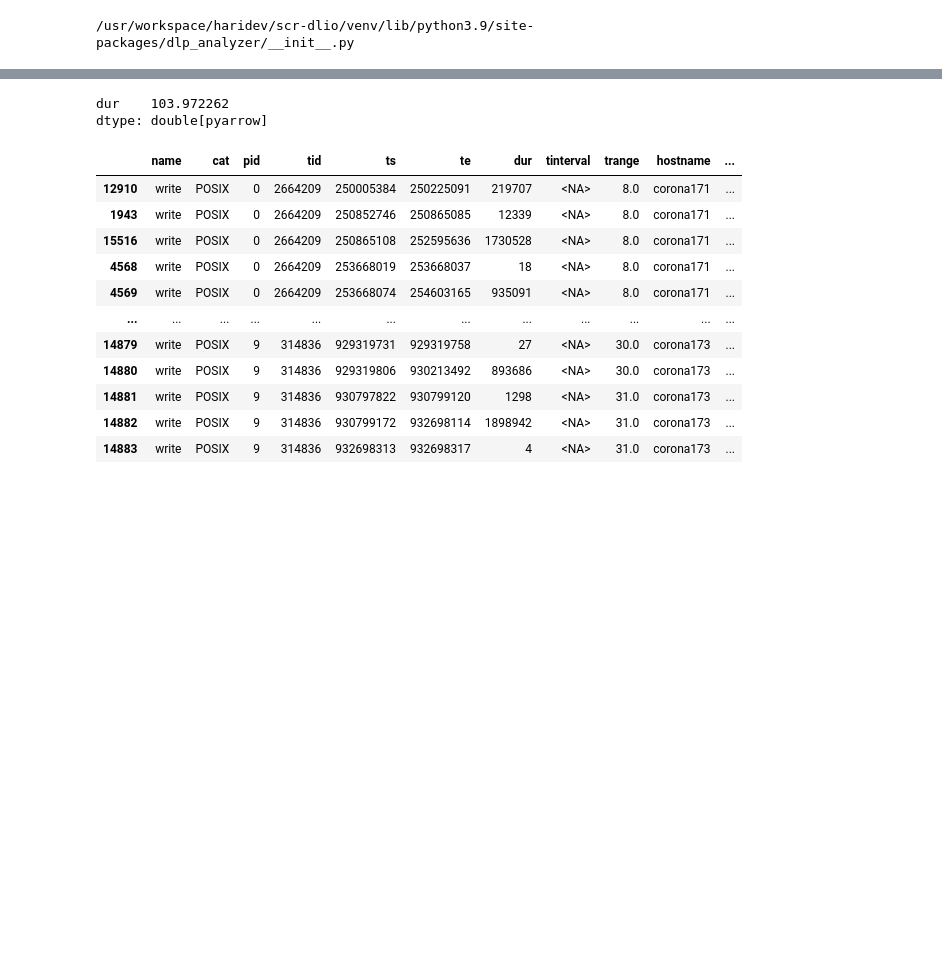
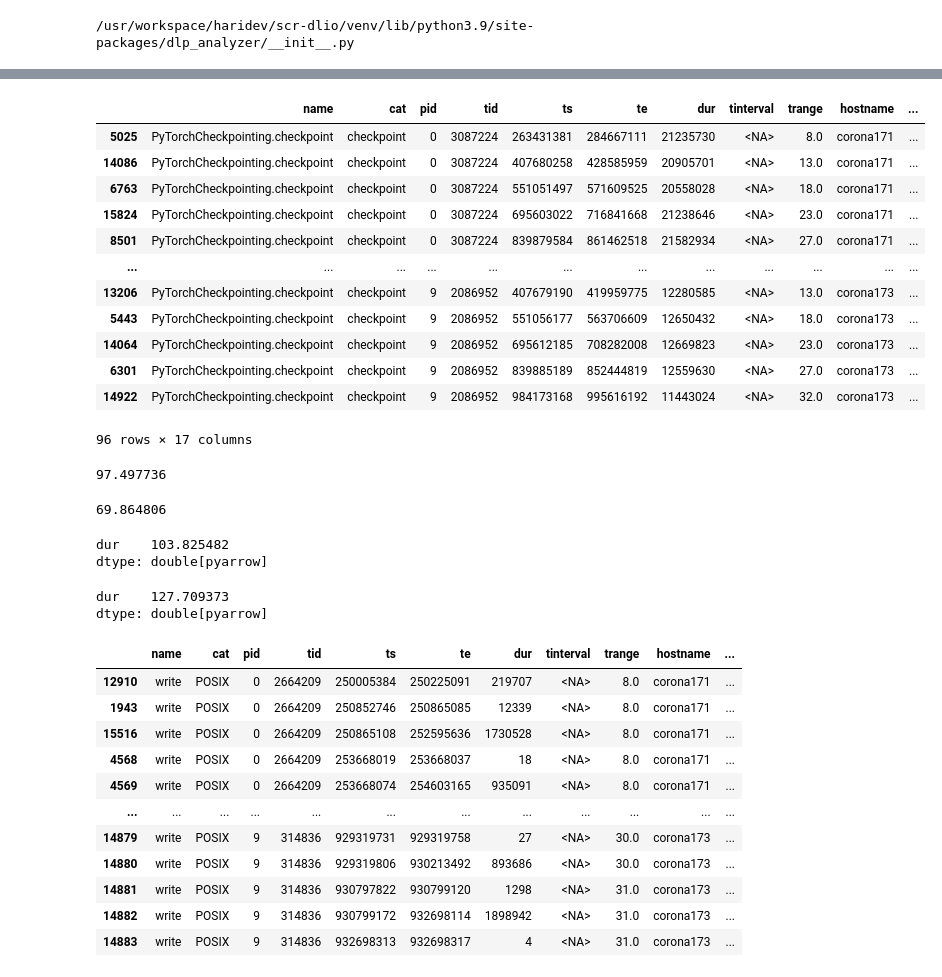
Before and after one commit to hariharan-devarajan/scr-dlio, a Jupyter notebook: examples/baseline.ipynb, the cells around one changed output, grey strips where cells are left out. Drawn from its saved outputs; the diff is of its cells as text; code cells hidden in the pictures; blank space fills up the shorter version.

```diff
--- a/examples/baseline.ipynb
+++ b/examples/baseline.ipynb
@@ -49,6 +51,7 @@ def get_conditions(json_object):
 condition_fn = None #
 if app_name == "dlio":
     filename = "/g/g92/haridev/projects/scr-dlio/logs/n2_p8_base/trace*.pfw.gz"
+    filename = "/usr/WS2/haridev/scr-dlio/scripts/hydra_log/megatron_deepspeed/2024-03-21-23-06-04/trace*.pfw.gz" #base_ssd
     condition_fn = get_conditions
 elif app_name == "dlio_scr":
     filename = "/g/g92/haridev/projects/scr-dlio/logs/n2_p8_scr/trace*.pfw.gz"
@@ -96,11 +99,48 @@ items
 ╰─────────────────────────────────────────────────────────────────────────────────────────────────────────────────╯
+# %%
+checkpoint_events = analyzer.events.query("name.str.contains('checkpoint')").compute()
+checkpoint_events
+# %% [output]
+|  | name | cat | pid | tid | ts | te | dur | tinterval | trange | hostname | ... |
+| 5025 | PyTorchCheckpointing.checkpoint | checkpoint | 0 | 3087224 | 263431381 | 284667111 | 21235730 | <NA> | 8.0 | corona171 | ... |
+| 14086 | PyTorchCheckpointing.checkpoint | checkpoint | 0 | 3087224 | 407680258 | 428585959 | 20905701 | <NA> | 13.0 | corona171 | ... |
+| 6763 | PyTorchCheckpointing.checkpoint | checkpoint | 0 | 3087224 | 551051497 | 571609525 | 20558028 | <NA> | 18.0 | corona171 | ... |
+| 15824 | PyTorchCheckpointing.checkpoint | checkpoint | 0 | 3087224 | 695603022 | 716841668 | 21238646 | <NA> | 23.0 | corona171 | ... |
+| 8501 | PyTorchCheckpointing.checkpoint | checkpoint | 0 | 3087224 | 839879584 | 861462518 | 21582934 | <NA> | 27.0 | corona171 | ... |
+| ... | ... | ... | ... | ... | ... | ... | ... | ... | ... | ... | ... |
+| 13206 | PyTorchCheckpointing.checkpoint | checkpoint | 9 | 2086952 | 407679190 | 419959775 | 12280585 | <NA> | 13.0 | corona173 | ... |
+| 5443 | PyTorchCheckpointing.checkpoint | checkpoint | 9 | 2086952 | 551056177 | 563706609 | 12650432 | <NA> | 18.0 | corona173 | ... |
+| 14064 | PyTorchCheckpointing.checkpoint | checkpoint | 9 | 2086952 | 695612185 | 708282008 | 12669823 | <NA> | 23.0 | corona173 | ... |
+| 6301 | PyTorchCheckpointing.checkpoint | checkpoint | 9 | 2086952 | 839885189 | 852444819 | 12559630 | <NA> | 27.0 | corona173 | ... |
+| 14922 | PyTorchCheckpointing.checkpoint | checkpoint | 9 | 2086952 | 984173168 | 995616192 | 11443024 | <NA> | 32.0 | corona173 | ... |
+96 rows × 17 columns
+# %%
+posix_lustre_time = analyzer.events.query("pid == 0 and cat == 'POSIX' and filename.str.contains('ssd')").compute()
+posix_lustre_time_files = posix_lustre_time["dur"].sum()
+posix_lustre_time_files / 1e6
+# %% [output]
+97.497736
+# %%
+posix_lustre_time = analyzer.events.query("pid == 0 and cat == 'POSIX' and filename.str.contains('/p/lustre2/haridev/dlio/scr/checkpoints')").compute()
+posix_lustre_time_files = posix_lustre_time["dur"].sum()
+posix_lustre_time_files / 1e6
+# %% [output]
+69.864806
+# %%
+posix_ssd_time = analyzer.events.query("cat == 'POSIX' and filename.str.contains('ssd')").compute()
+posix_ssd_time_files = posix_ssd_time.groupby(["trange","pid"]).agg({"dur":sum}).\
+                  groupby(["trange"]).agg({"dur":max}).sum()
+posix_ssd_time_files / 1e6
+# %% [output]
+dur    103.825482
+dtype: double[pyarrow]
 # %%
 app_time = analyzer.events.query("name == 'PyTorchCheckpointing.checkpoint'").compute()
-app_time_files = app_time.groupby(["trange","pid","tid"]).agg({"dur":sum}).\
+app_time_files = app_time.groupby(["trange","pid"]).agg({"dur":sum}).\
                   groupby(["trange"]).agg({"dur":max}).sum()
 app_time_files / 1e6
 # %% [output]
-dur    103.972262
+dur    127.709373
 dtype: double[pyarrow]
 # %%
 checkpoint_events = analyzer.events.query("name == 'write'")
```
Also changed, not shown: parts of 4 cells of this notebook, 6 other files.
